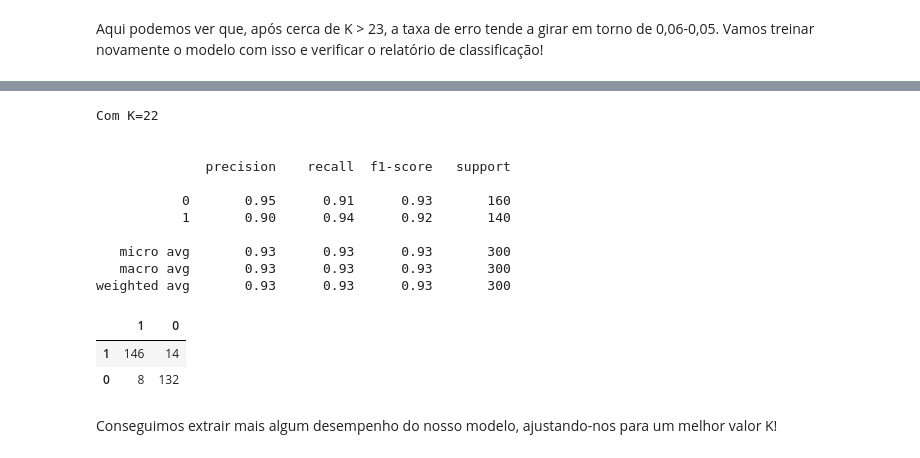
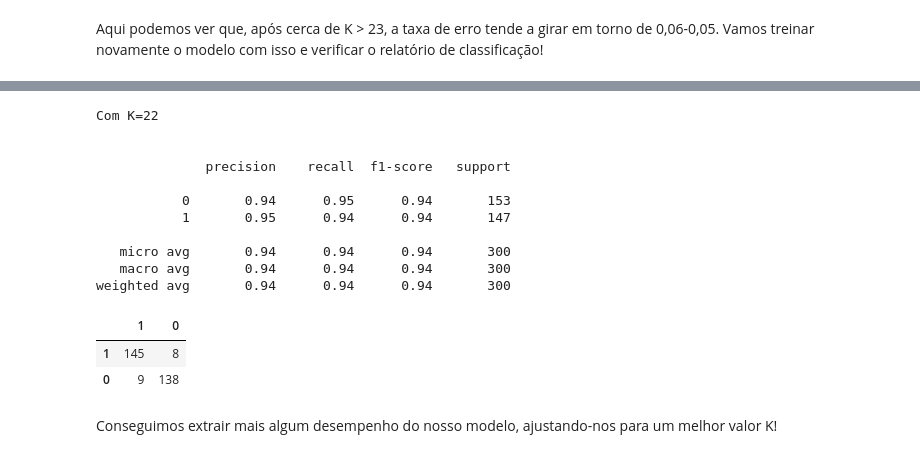
Before and after one commit to EvertonTomalok/DataScience, a Jupyter notebook: K-Nearest-Neighbors/K Nearest Neighbors com Python.ipynb, the cells around one changed output, grey strips where cells are left out. Cells and saved outputs as stored; diff of their text form; code cells hidden in the pictures.

```diff
--- a/K-Nearest-Neighbors/K Nearest Neighbors com Python.ipynb
+++ b/K-Nearest-Neighbors/K Nearest Neighbors com Python.ipynb
@@ -243,29 +243,30 @@ weighted avg       0.89      0.88      0.88       300
 # %%
-# Agora com K = 22, segundo o método do cotovelo, é o melhor valor de K
+# Agora com K = 8, segundo o método do cotovelo, é o melhor valor de K,
+# e o calclo de áreas será menor
 
-knn = KNeighborsClassifier(n_neighbors=22)
+knn = KNeighborsClassifier(n_neighbors=8)
 
 knn.fit(X_train,y_train)
 pred = knn.predict(X_test)
 
 print('Com K=22')
 print('\n')
 print(classification_report(y_test,pred))
 pd.DataFrame(confusion_matrix(y_test,pred), columns= '1 0'.split(), index='1 0'.split())
 # %% [output]
 Com K=22
 
 
               precision    recall  f1-score   support
 
-           0       0.95      0.91      0.93       160
-           1       0.90      0.94      0.92       140
+           0       0.94      0.95      0.94       153
+           1       0.95      0.94      0.94       147
 
-   micro avg       0.93      0.93      0.93       300
-   macro avg       0.93      0.93      0.93       300
-weighted avg       0.93      0.93      0.93       300
+   micro avg       0.94      0.94      0.94       300
+   macro avg       0.94      0.94      0.94       300
+weighted avg       0.94      0.94      0.94       300
 |  | 1 | 0 |
-| 1 | 146 | 14 |
-| 0 | 8 | 132 |
+| 1 | 145 | 8 |
+| 0 | 9 | 138 |
 # %% [markdown]
 Conseguimos extrair mais algum desempenho do nosso modelo, ajustando-nos para um melhor valor K!
```
Also changed, not shown: parts of 5 cells of this notebook.
